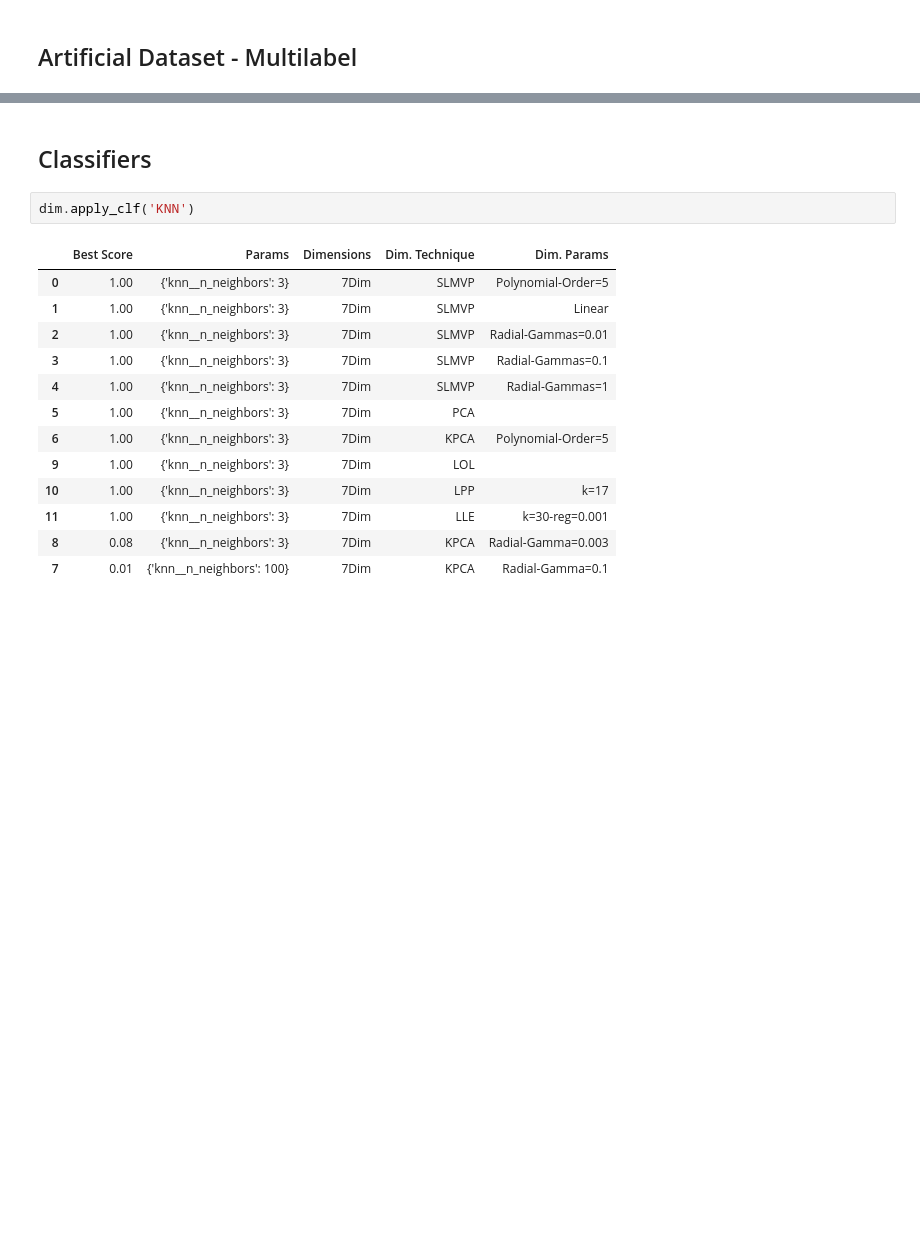
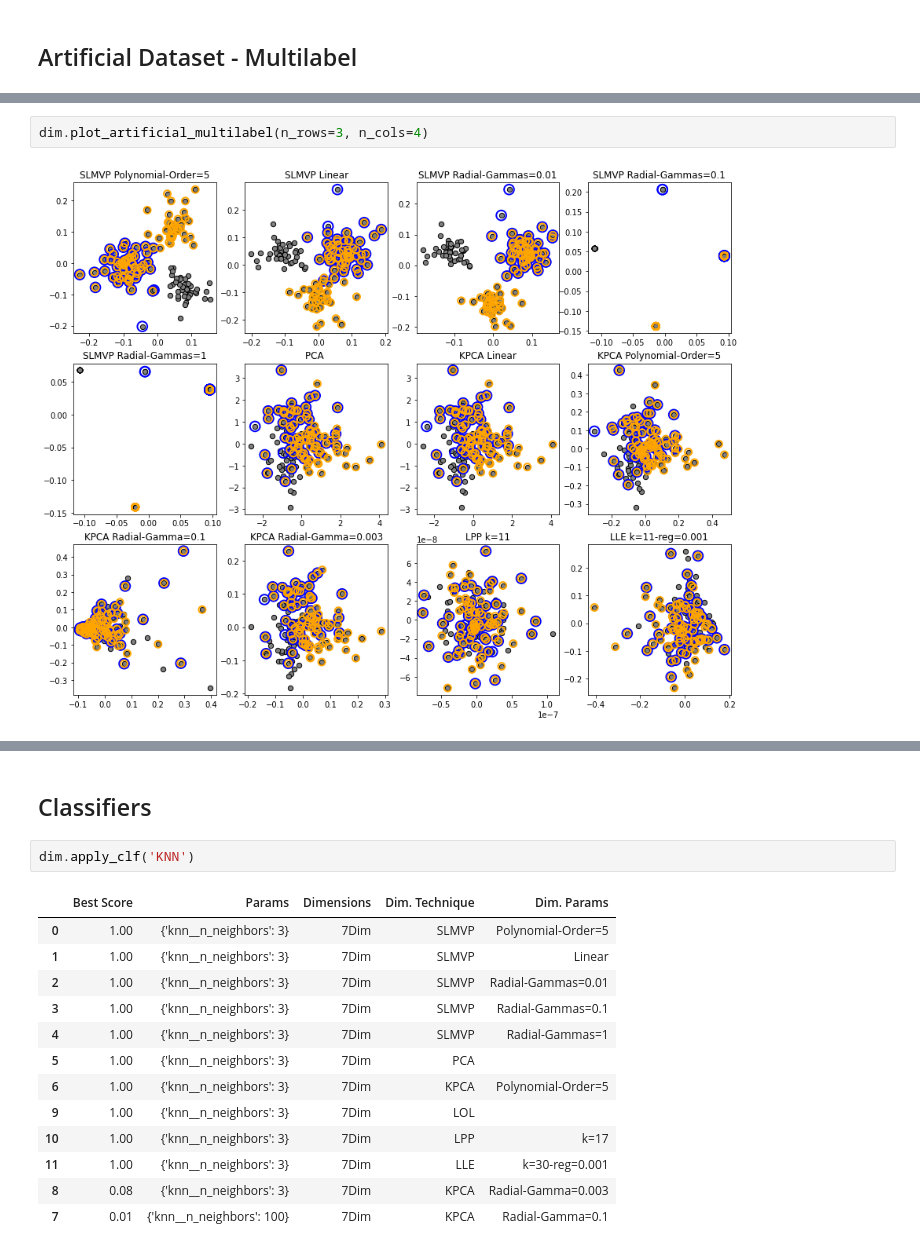
Before and after one commit to miguelangel43/Dimensionality-Reduction-Masters-Thesis, a Jupyter notebook: main.ipynb, the cells around one changed output, grey strips where cells are left out. Drawn from its saved outputs; the diff is of its cells as text; blank space fills up the shorter version.

```diff
--- a/main.ipynb
+++ b/main.ipynb
@@ -233,0 +60,4 @@ dim.plot_artificial_multilabel(n_rows=2, n_cols=3, save_name='multilabel3')
+# %%
+dim.plot_artificial_multilabel(n_rows=3, n_cols=4)
+# %% [output]
+[figure, added]
```
Also changed, not shown: parts of 43 cells of this notebook, 2 other files.
